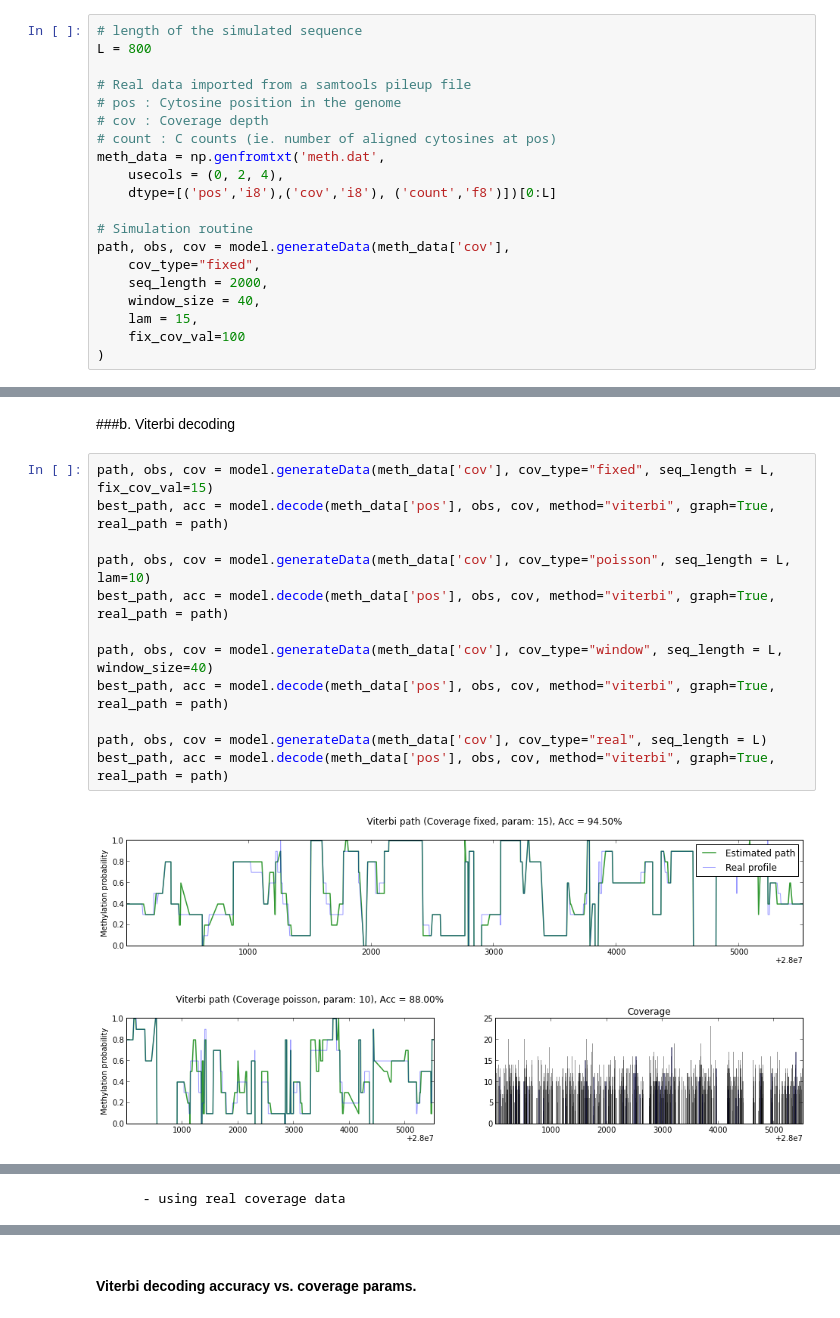
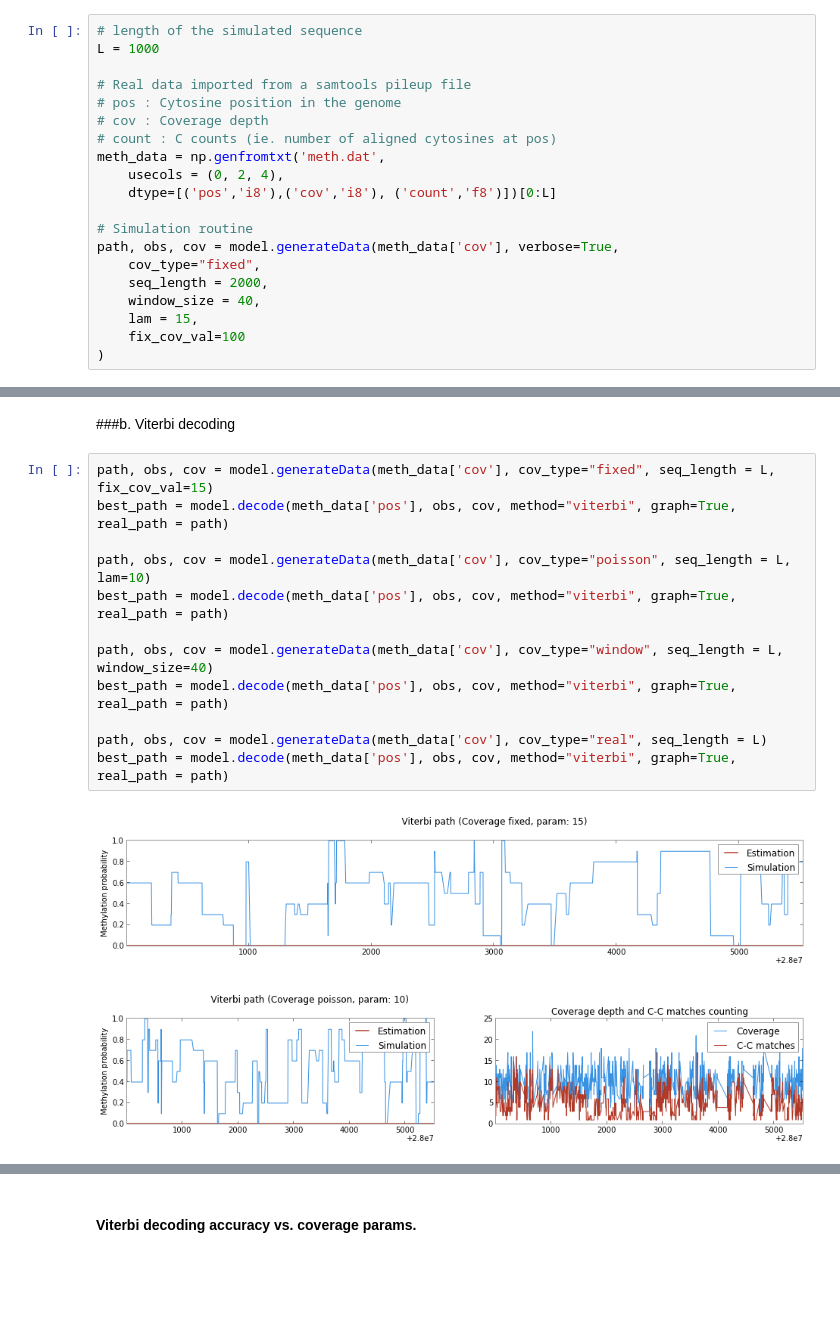
Before and after one commit to madbessoul/bshmm, a Jupyter notebook: bshmm.ipynb, the cells around one changed output, grey strips where cells are left out. Cells and saved outputs as stored; diff of their text form; blank space fills up the shorter version.

```diff
--- a/bshmm.ipynb
+++ b/bshmm.ipynb
@@ -43,7 +41,7 @@ I have intentionnally included all the arguments, though for the "fixed" coverag
 PS : The routine always takes a real coverage dataset too. This might be changed to become mandatory for the "window" and "real" coverage type only.
 # %%
 # length of the simulated sequence
-L = 800
+L = 1000
 
 # Real data imported from a samtools pileup file
 # pos : Cytosine position in the genome
@@ -54,7 +52,7 @@ meth_data = np.genfromtxt('meth.dat',
 	dtype=[('pos','i8'),('cov','i8'), ('count','f8')])[0:L]
 
 # Simulation routine
-path, obs, cov = model.generateData(meth_data['cov'],
+path, obs, cov = model.generateData(meth_data['cov'], verbose=True,
 	cov_type="fixed",
 	seq_length = 2000,
 	window_size = 40,
@@ -137,16 +141,16 @@ show()
 ###b. Viterbi decoding
 # %%
 path, obs, cov = model.generateData(meth_data['cov'], cov_type="fixed", seq_length = L, fix_cov_val=15)
-best_path, acc = model.decode(meth_data['pos'], obs, cov, method="viterbi", graph=True, real_path = path)
+best_path = model.decode(meth_data['pos'], obs, cov, method="viterbi", graph=True, real_path = path)
 
 path, obs, cov = model.generateData(meth_data['cov'], cov_type="poisson", seq_length = L, lam=10)
-best_path, acc = model.decode(meth_data['pos'], obs, cov, method="viterbi", graph=True, real_path = path)
+best_path = model.decode(meth_data['pos'], obs, cov, method="viterbi", graph=True, real_path = path)
 
 path, obs, cov = model.generateData(meth_data['cov'], cov_type="window", seq_length = L, window_size=40)
-best_path, acc = model.decode(meth_data['pos'], obs, cov, method="viterbi", graph=True, real_path = path)
+best_path = model.decode(meth_data['pos'], obs, cov, method="viterbi", graph=True, real_path = path)
 
 path, obs, cov = model.generateData(meth_data['cov'], cov_type="real", seq_length = L)
-best_path, acc = model.decode(meth_data['pos'], obs, cov, method="viterbi", graph=True, real_path = path)
+best_path = model.decode(meth_data['pos'], obs, cov, method="viterbi", graph=True, real_path = path)
 # %% [output]
-[figure, old version]
+[figure, new version]
-[figure, old version]
+[figure, new version]
@@ -154 +157,0 @@ best_path, acc = model.decode(meth_data['pos'], obs, cov, method="viterbi", grap
-      - using real coverage data
```
Also changed, not shown: parts of 8 cells of this notebook.
